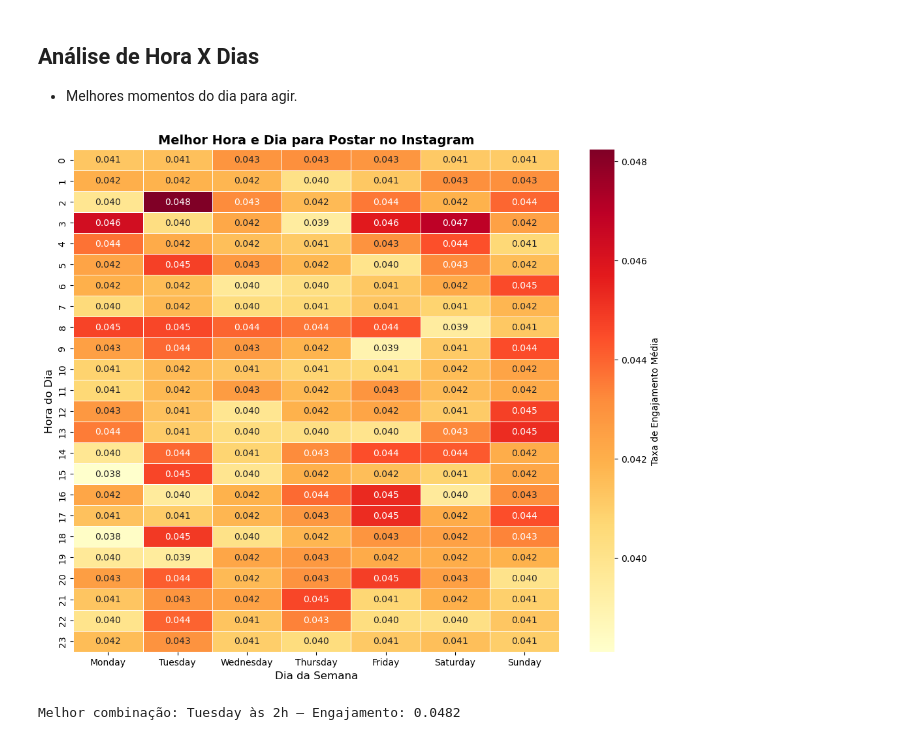
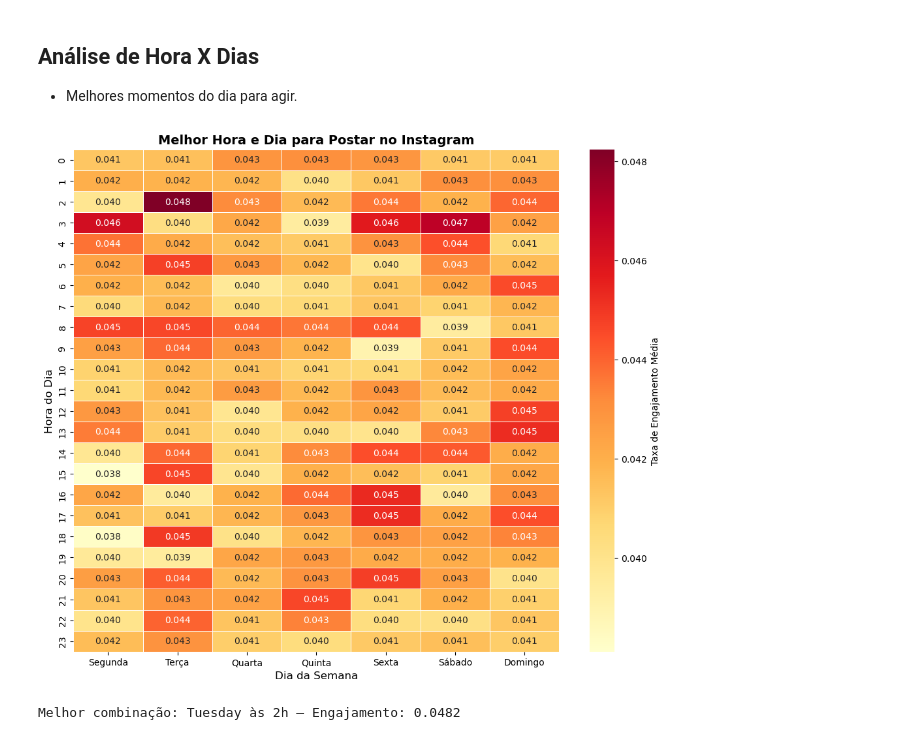
Before and after one commit to pedrobittencourtdev/instagram-analytics, a Jupyter notebook: SocialMediaDataAnalysis.ipynb, the cells around one changed output. Drawn from its saved outputs; the diff is of its cells as text; code cells hidden in the pictures.

```diff
--- a/SocialMediaDataAnalysis.ipynb
+++ b/SocialMediaDataAnalysis.ipynb
@@ -279,40 +279,50 @@ plt.show()
 
 - Melhores momentos do dia para agir.
 # %%
-
-
 # Cria a tabela pivot: linhas = hora, colunas = dia da semana
 heatmap_data = df.pivot_table(
     index='post_hour',
     columns='day_of_week',
     values='engagement_rate',
     aggfunc='mean'
 )
 
-# Garantir a ordem correta dos dias
+# Traduzir os dias para português
+traducao_dias = {
+    'Monday': 'Segunda',
+    'Tuesday': 'Terça',
+    'Wednesday': 'Quarta',
+    'Thursday': 'Quinta',
+    'Friday': 'Sexta',
+    'Saturday': 'Sábado',
+    'Sunday': 'Domingo'
+}
+
+# Garantir a ordem correta dos dias e traduzir
 ordem_dias = ['Monday', 'Tuesday', 'Wednesday', 'Thursday', 'Friday', 'Saturday', 'Sunday']
 heatmap_data = heatmap_data[ordem_dias]
+heatmap_data = heatmap_data.rename(columns=traducao_dias)
 
 # Plotar o heatmap
 plt.figure(figsize=(12, 10))
 
 sns.heatmap(
     heatmap_data,
-    cmap='YlOrRd',        #
+    cmap='YlOrRd',
     linewidths=0.5,
     annot=True,
     fmt='.3f',
     cbar_kws={'label': 'Taxa de Engajamento Média'}
 )
 
 plt.title('Melhor Hora e Dia para Postar no Instagram', fontsize=14, fontweight='bold')
 plt.xlabel('Dia da Semana', fontsize=12)
 plt.ylabel('Hora do Dia', fontsize=12)
 
 plt.savefig('heatmap_hora_dia.png', bbox_inches='tight', dpi=300)
 plt.show()
 # %% [output]
-[figure, old version]
+[figure, new version]
 # %%
 # Identificar automaticamente o melhor horário
 melhor = heatmap_data.stack().idxmax()
```
Also changed, not shown: parts of 2 cells of this notebook, 1 other file.
